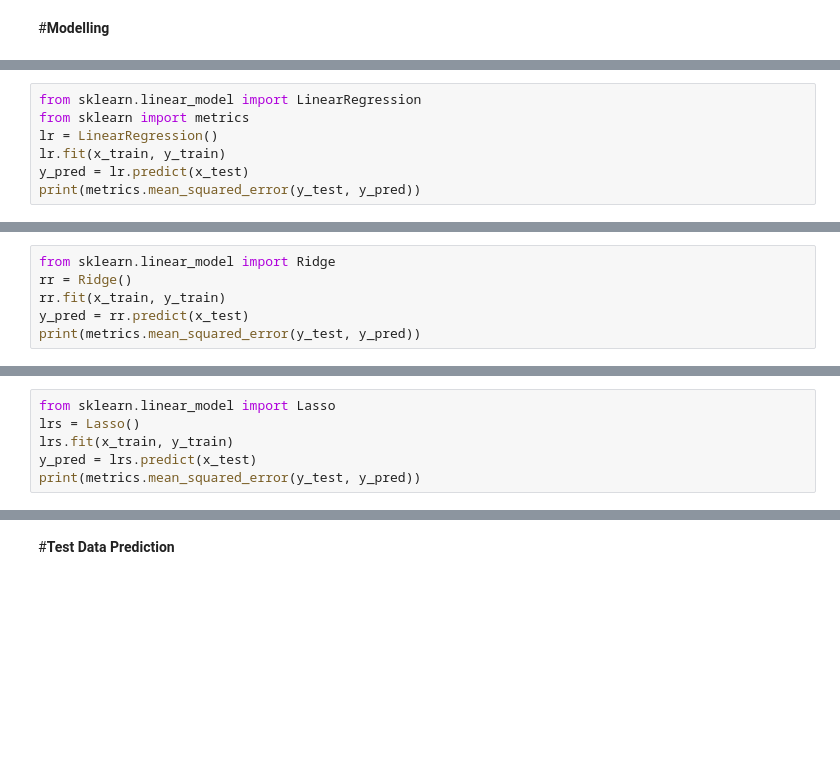
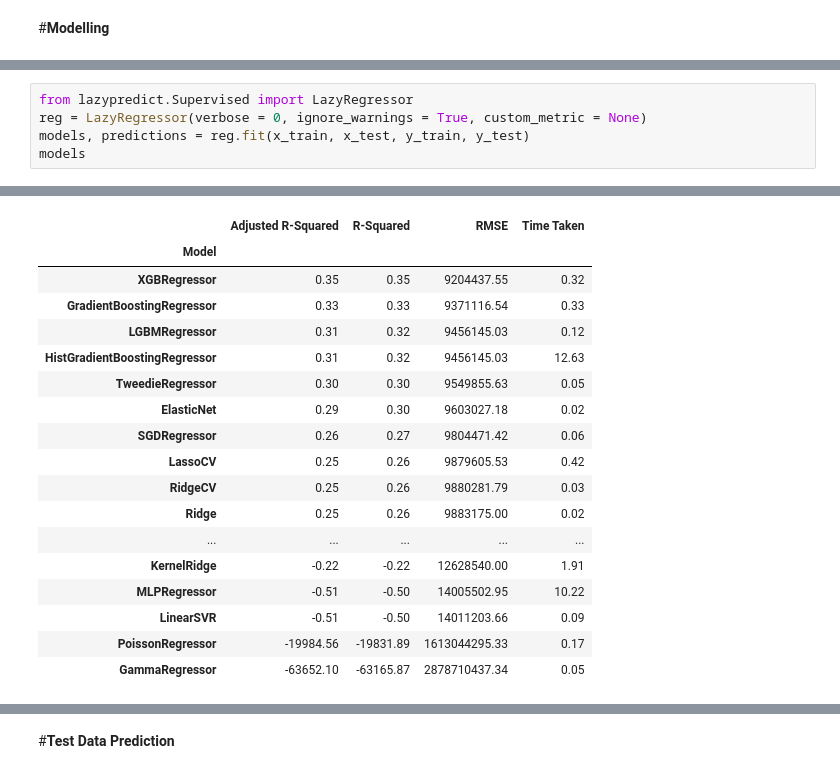
Before and after one commit to gemdata0/Tanzania-Tourism-Prediction-, a Jupyter notebook: Tanzania_Tourism_Expenditure_Prediction.ipynb, the cells around one changed output, grey strips where cells are left out. Cells and saved outputs as stored; diff of their text form; blank space fills up the shorter version.

```diff
--- a/Tanzania_Tourism_Expenditure_Prediction.ipynb
+++ b/Tanzania_Tourism_Expenditure_Prediction.ipynb
@@ -321,7 +308,0 @@ x_train, x_test, y_train, y_test = train_test_split(x, y, random_state = 0, test
-# %%
-from sklearn.linear_model import LinearRegression
-from sklearn import metrics
-lr = LinearRegression()
-lr.fit(x_train, y_train)
-y_pred = lr.predict(x_test)
-print(metrics.mean_squared_error(y_test, y_pred))
@@ -332,6 +308,0 @@ print(metrics.mean_squared_error(y_test, y_pred))
-# %%
-from sklearn.linear_model import Ridge
-rr = Ridge()
-rr.fit(x_train, y_train)
-y_pred = rr.predict(x_test)
-print(metrics.mean_squared_error(y_test, y_pred))
@@ -342,6 +308,0 @@ print(metrics.mean_squared_error(y_test, y_pred))
-# %%
-from sklearn.linear_model import Lasso
-lrs = Lasso()
-lrs.fit(x_train, y_train)
-y_pred = lrs.predict(x_test)
-print(metrics.mean_squared_error(y_test, y_pred))
@@ -349,0 +330,6 @@ print(metrics.mean_squared_error(y_test, y_pred))
+# %%
+from lazypredict.Supervised import LazyRegressor
+reg = LazyRegressor(verbose = 0, ignore_warnings = True, custom_metric = None)
+models, predictions = reg.fit(x_train, x_test, y_train, y_test)
+models
+# %% [output]
@@ -349,0 +337,18 @@ print(metrics.mean_squared_error(y_test, y_pred))
+|  | Adjusted R-Squared | R-Squared | RMSE | Time Taken |
+| Model |  |  |  |  |
+| XGBRegressor | 0.35 | 0.35 | 9204437.55 | 0.32 |
+| GradientBoostingRegressor | 0.33 | 0.33 | 9371116.54 | 0.33 |
+| LGBMRegressor | 0.31 | 0.32 | 9456145.03 | 0.12 |
+| HistGradientBoostingRegressor | 0.31 | 0.32 | 9456145.03 | 12.63 |
+| TweedieRegressor | 0.30 | 0.30 | 9549855.63 | 0.05 |
+| ElasticNet | 0.29 | 0.30 | 9603027.18 | 0.02 |
+| SGDRegressor | 0.26 | 0.27 | 9804471.42 | 0.06 |
+| LassoCV | 0.25 | 0.26 | 9879605.53 | 0.42 |
+| RidgeCV | 0.25 | 0.26 | 9880281.79 | 0.03 |
+| Ridge | 0.25 | 0.26 | 9883175.00 | 0.02 |
+| ... | ... | ... | ... | ... |
+| KernelRidge | -0.22 | -0.22 | 12628540.00 | 1.91 |
+| MLPRegressor | -0.51 | -0.50 | 14005502.95 | 10.22 |
+| LinearSVR | -0.51 | -0.50 | 14011203.66 | 0.09 |
+| PoissonRegressor | -19984.56 | -19831.89 | 1613044295.33 | 0.17 |
+| GammaRegressor | -63652.10 | -63165.87 | 2878710437.34 | 0.05 |
```
Also changed, not shown: parts of 26 cells of this notebook.
